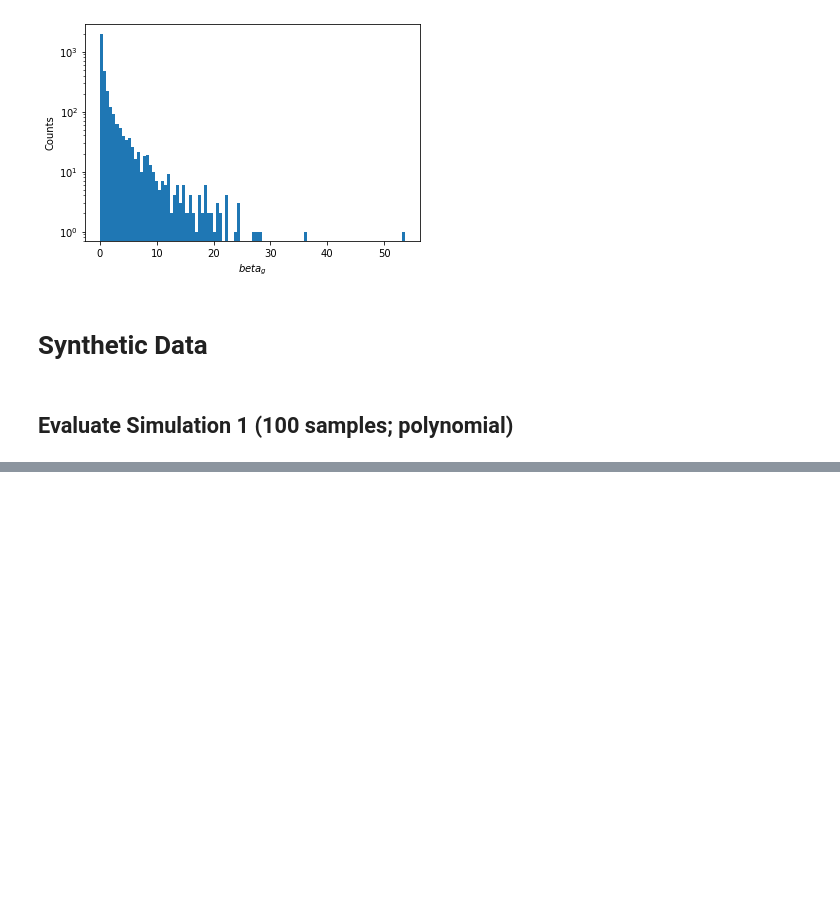
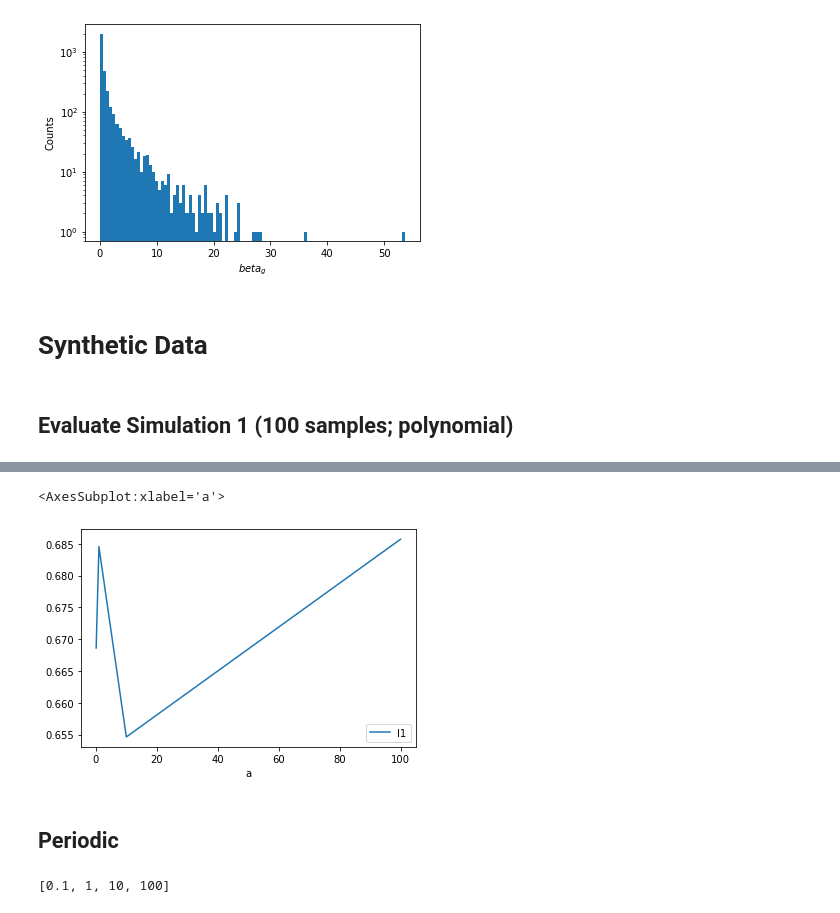
Before and after one commit to broadinstitute/temporal-rna-seq-deconvolution, a Jupyter notebook: deconvolve-simulated-linear-example.ipynb, the cells around one changed output, grey strips where cells are left out. Drawn from its saved outputs; the diff is of its cells as text; code cells hidden in the pictures; blank space fills up the shorter version.

```diff
--- a/deconvolve-simulated-linear-example.ipynb
+++ b/deconvolve-simulated-linear-example.ipynb
@@ -145,0 +234,9 @@ NameError: name 'Error' is not defined
+# %%
+error_df = pd.DataFrame({'a':df_a, 'l1': list(x.item() for x in l1_error)})
+# %%
+error_df.plot(x='a',y='l1')
+# %% [output]
+<AxesSubplot:xlabel='a'>
+[figure, added]
+# %% [markdown]
+## Periodic
@@ -145,0 +245,5 @@ NameError: name 'Error' is not defined
+# %%
+alpha_vals = list(10**(x -1 ) for x in range(4))
+alpha_vals
+# %% [output]
+[0.1, 1, 10, 100]
```
Also changed, not shown: parts of 16 cells of this notebook, 2 other files.
